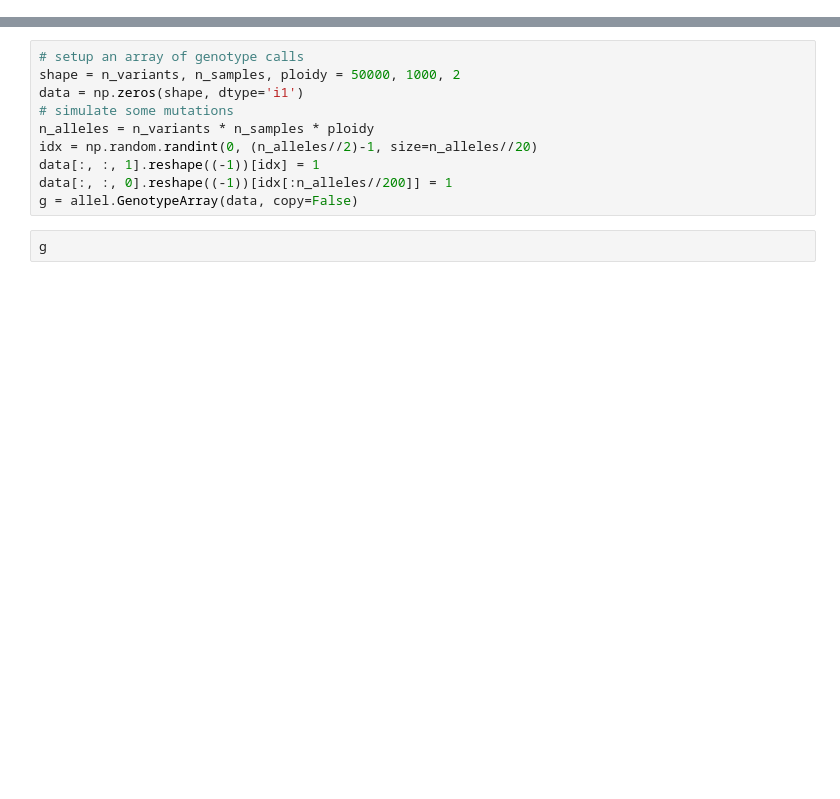
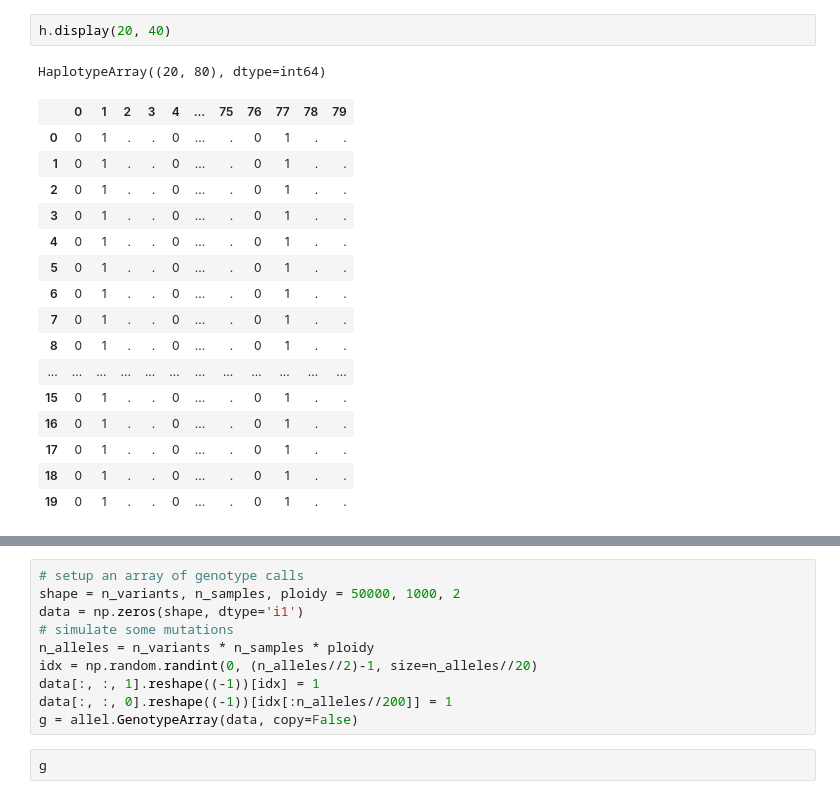
Before and after one commit to cggh/scikit-allel, a Jupyter notebook: notebooks/repr_html.ipynb, the cells around one changed output, grey strips where cells are left out. Cells and saved outputs as stored; diff of their text form; blank space fills up the shorter version.

```diff
--- a/notebooks/repr_html.ipynb
+++ b/notebooks/repr_html.ipynb
@@ -13,0 +196,20 @@ allel.__version__
+# %%
+h.display(20, 40)
+# %% [output]
+HaplotypeArray((20, 80), dtype=int64)
+|  | 0 | 1 | 2 | 3 | 4 | ... | 75 | 76 | 77 | 78 | 79 |
+| 0 | 0 | 1 | . | . | 0 | ... | . | 0 | 1 | . | . |
+| 1 | 0 | 1 | . | . | 0 | ... | . | 0 | 1 | . | . |
+| 2 | 0 | 1 | . | . | 0 | ... | . | 0 | 1 | . | . |
+| 3 | 0 | 1 | . | . | 0 | ... | . | 0 | 1 | . | . |
+| 4 | 0 | 1 | . | . | 0 | ... | . | 0 | 1 | . | . |
+| 5 | 0 | 1 | . | . | 0 | ... | . | 0 | 1 | . | . |
+| 6 | 0 | 1 | . | . | 0 | ... | . | 0 | 1 | . | . |
+| 7 | 0 | 1 | . | . | 0 | ... | . | 0 | 1 | . | . |
+| 8 | 0 | 1 | . | . | 0 | ... | . | 0 | 1 | . | . |
+| ... | ... | ... | ... | ... | ... | ... | ... | ... | ... | ... | ... |
+| 15 | 0 | 1 | . | . | 0 | ... | . | 0 | 1 | . | . |
+| 16 | 0 | 1 | . | . | 0 | ... | . | 0 | 1 | . | . |
+| 17 | 0 | 1 | . | . | 0 | ... | . | 0 | 1 | . | . |
+| 18 | 0 | 1 | . | . | 0 | ... | . | 0 | 1 | . | . |
+| 19 | 0 | 1 | . | . | 0 | ... | . | 0 | 1 | . | . |
```
Also changed, not shown: parts of 33 cells of this notebook, 22 other files.
